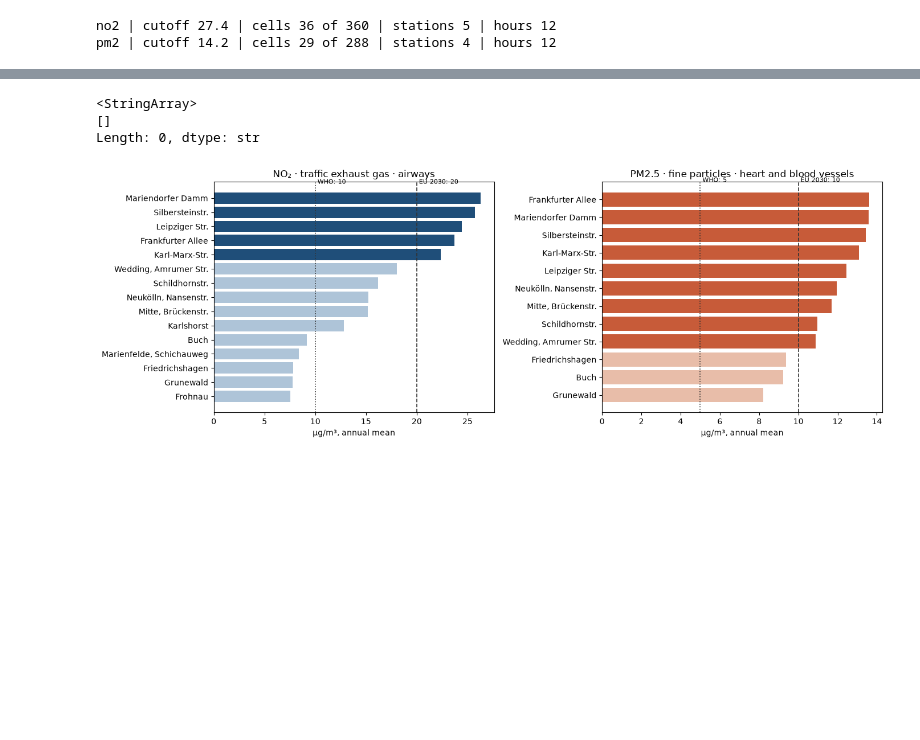
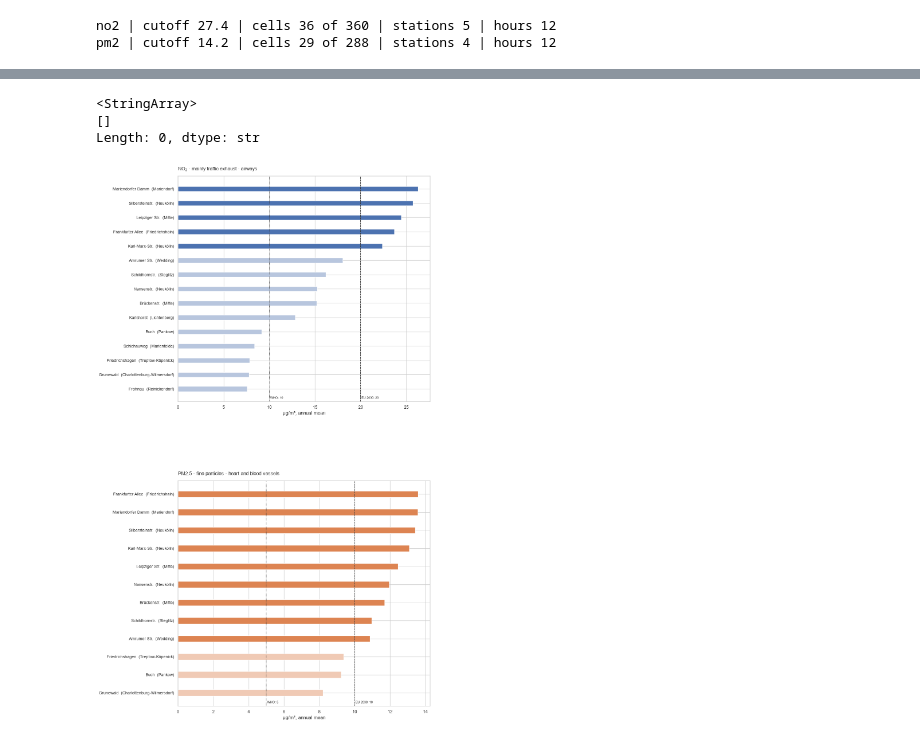
Before and after one commit to petrakuhnle/Air_Quality_Project, a Jupyter notebook: notebooks/02_peak_hours.ipynb, the cells around one changed output, grey strips where cells are left out. Cells and saved outputs as stored; diff of their text form; code cells hidden in the pictures; blank space fills up the shorter version.

```diff
--- a/notebooks/02_peak_hours.ipynb
+++ b/notebooks/02_peak_hours.ipynb
@@ -169,49 +198,46 @@ plt.savefig(ROOT / "figures" / "02_daily_cycle_relative.png", dpi=150)
 # %%
-# Station names, so the chart reads without a lookup
-NAME = {
-    "mc010": "Wedding, Amrumer Str.",
-    "mc027": "Marienfelde, Schichauweg",
-    "mc032": "Grunewald",
-    "mc042": "Neukölln, Nansenstr.",
-    "mc077": "Buch",
-    "mc085": "Friedrichshagen",
-    "mc117": "Schildhornstr.",
-    "mc124": "Mariendorfer Damm",
-    "mc144": "Silbersteinstr.",
-    "mc145": "Frohnau",
-    "mc171": "Mitte, Brückenstr.",
-    "mc174": "Frankfurter Allee",
-    "mc190": "Leipziger Str.",
-    "mc221": "Karl-Marx-Str.",
-    "mc282": "Karlshorst",
-}
-
-# Annual mean per station. Full colour above the EU 2030 limit, pale below.
-# Dashed line EU 2030, dotted WHO.
+# Annual mean per station, one figure per pollutant, stacked.
+# Street in normal weight, district in grey italic below it.
+# Full colour above the EU 2030 limit, pale below.
 ann = df.groupby(["core", "station"])["value"].mean().reset_index()
 ann["name"] = ann["station"].map(NAME)
 print(ann[ann["name"].isna()]["station"].unique())      # should be empty
 
-fig, axes = plt.subplots(1, 2, figsize=(14, 5))
+fig, axes = plt.subplots(2, 1, figsize=(16, 24))
 
 for ax, core in zip(axes, ["no2", "pm2"]):
     g = ann[ann["core"] == core].sort_values("value", ascending=False)
     colours = [COLOUR[core] if v > LIMIT[core] else PALE[core] for v in g["value"]]
 
-    ax.barh(g["name"], g["value"], color=colours)
+    ax.barh(g["name"], g["value"], color=colours, height=0.35)
     ax.axvline(LIMIT[core], color="#333333", lw=1.2, ls="--")
     ax.axvline(WHO[core], color="#333333", lw=1.2, ls=":")
-    ax.text(LIMIT[core], -0.9, f" EU 2030: {LIMIT[core]}", fontsize=8, va="bottom")
-    ax.text(WHO[core], -0.9, f" WHO: {WHO[core]}", fontsize=8, va="bottom")
+    ax.text(LIMIT[core], 0.01, f" EU 2030: {LIMIT[core]}", fontsize=8,
+            transform=ax.get_xaxis_transform(), ha="left", va="bottom")
+    ax.text(WHO[core], 0.01, f" WHO: {WHO[core]}", fontsize=8,
+            transform=ax.get_xaxis_transform(), ha="left", va="bottom")
 
     ax.invert_yaxis()
-    ax.set_title(LABEL[core])
+    ax.set_title(LABEL[core], pad=14, loc="left")
     ax.set_xlabel("µg/m³, annual mean")
 
-plt.tight_layout()
-plt.savefig(ROOT / "figures" / "02_station_ranking.png", dpi=150)
+    # District in brackets on the same line
+    labels = []
+    for n in g["name"]:
+        if ", " in n:
+            street, district = n.split(", ")
+            labels.append(f"{street}  ({district})")
+        else:
+            labels.append(n)
+
+    ax.set_yticks(range(len(g)))
+    ax.set_yticklabels(labels, fontsize=10)
+
+plt.subplots_adjust(left=0.40, right=0.95, hspace=0.35)
+plt.savefig(ROOT / "figures" / "02_station_ranking.png", dpi=150,
+            bbox_inches="tight", pad_inches=0.4)
 # %% [output]
 <StringArray>
 []
 Length: 0, dtype: str
-[figure, old version]
+[figure, new version]
```
Also changed, not shown: parts of 3 cells of this notebook, 2 other files.
